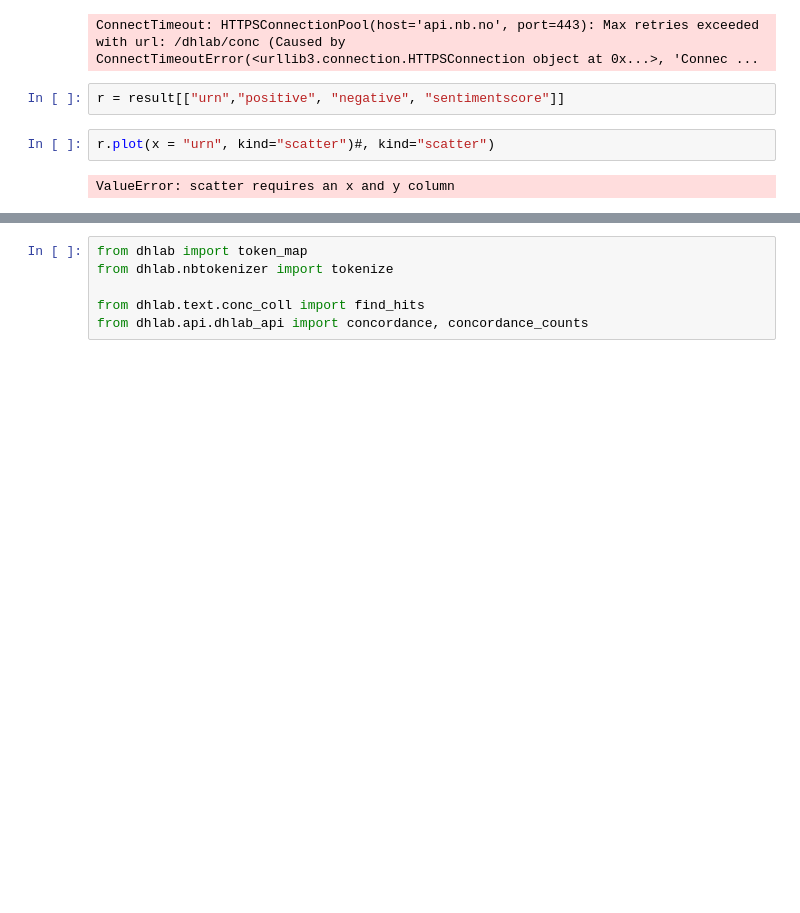
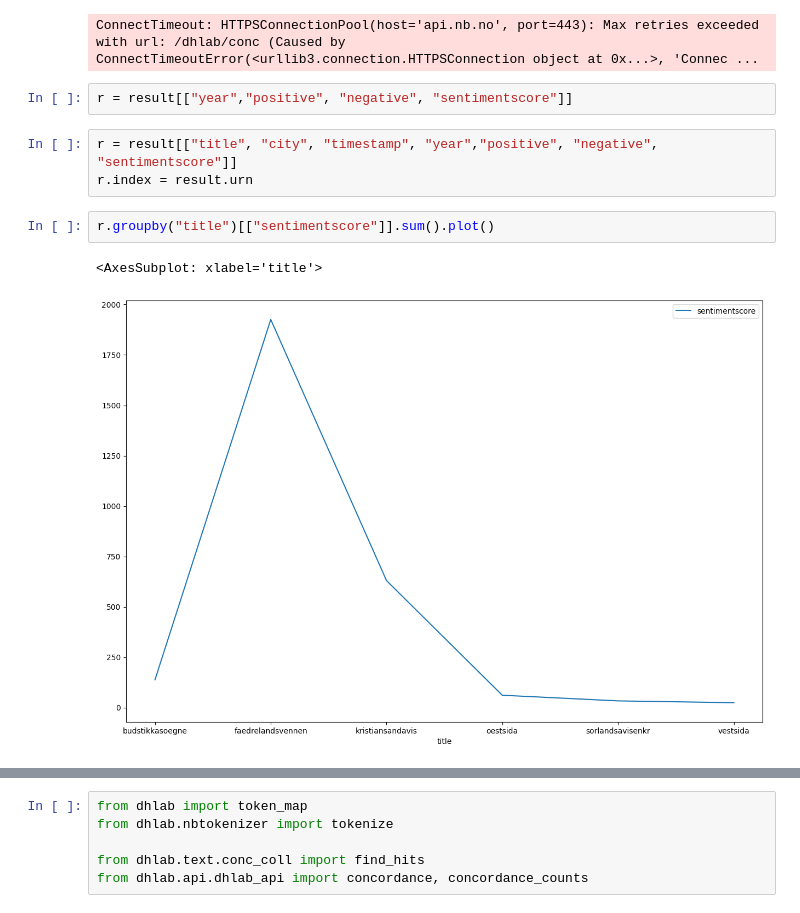
Before and after one commit to Sprakbanken/sentimentanalyse, a Jupyter notebook: exeriment.ipynb, the cells around one changed output, grey strips where cells are left out. Saved outputs shown, nothing was run; the diff lists cells and outputs as text; blank space fills up the shorter version.

Commit message:
add visualisation to notebook
Signed-off-by: Ingerid Dale <ingerid.dale@nb.no>

```diff
--- a/exeriment.ipynb
+++ b/exeriment.ipynb
@@ -247,8 +247,12 @@ result = compute_sentiment_analysis(corpus, word)
 # %% [output]
 ConnectTimeout: HTTPSConnectionPool(host='api.nb.no', port=443): Max retries exceeded with url: /dhlab/conc (Caused by ConnectTimeoutError(<urllib3.connection.HTTPSConnection object at 0x...>, 'Connec ...
 # %%
-r = result[["urn","positive", "negative", "sentimentscore"]]
+r = result[["year","positive", "negative", "sentimentscore"]]
-# %%
-r.plot(x = "urn", kind="scatter")#, kind="scatter")
-# %% [output]
-ValueError: scatter requires an x and y column
+# %%
+r = result[["title", "city", "timestamp", "year","positive", "negative", "sentimentscore"]]
+r.index = result.urn
+# %%
+r.groupby("title")[["sentimentscore"]].sum().plot()
+# %% [output]
+<AxesSubplot: xlabel='title'>
+[figure, added]
```
Also changed, not shown: parts of 6 cells of this notebook, 1 other file.
